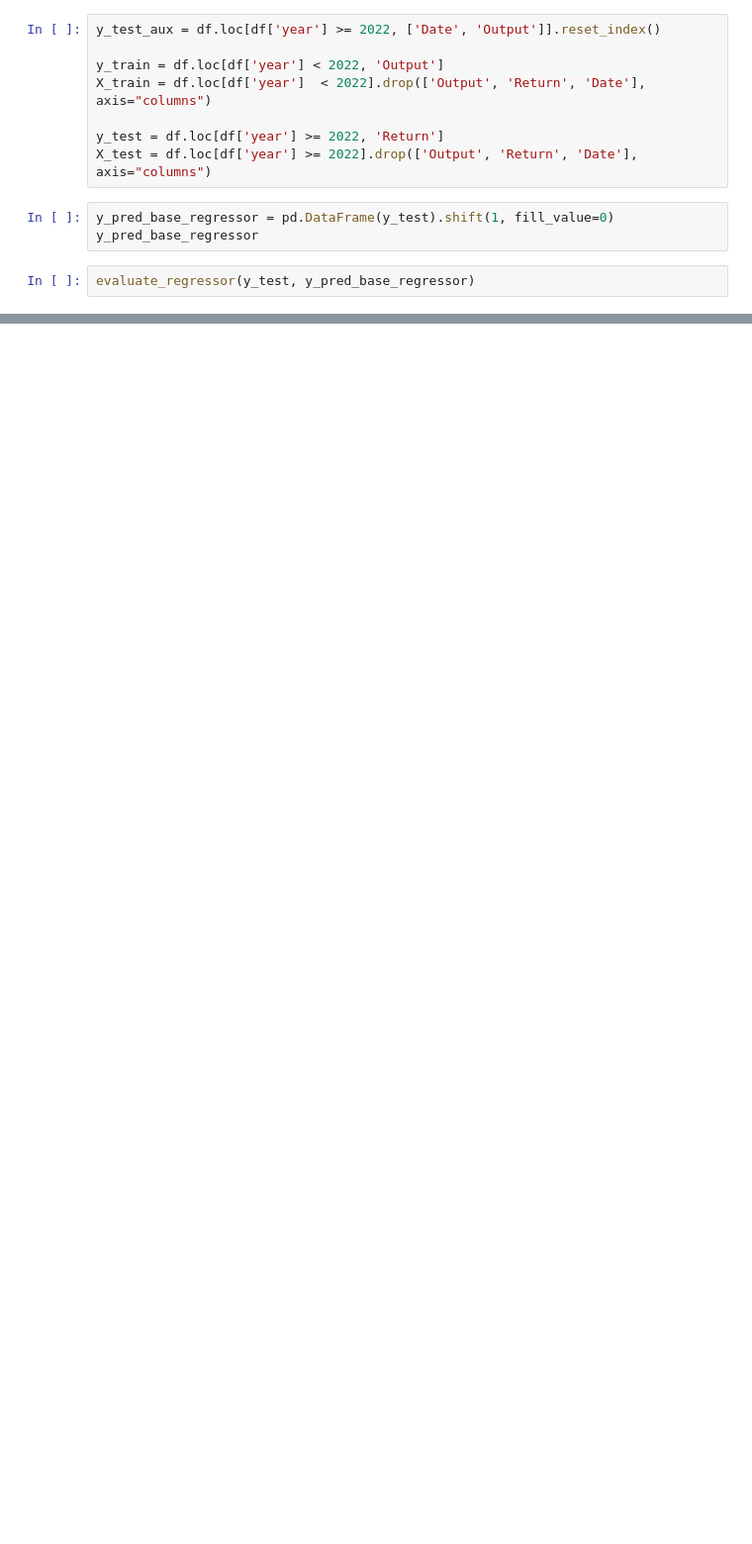
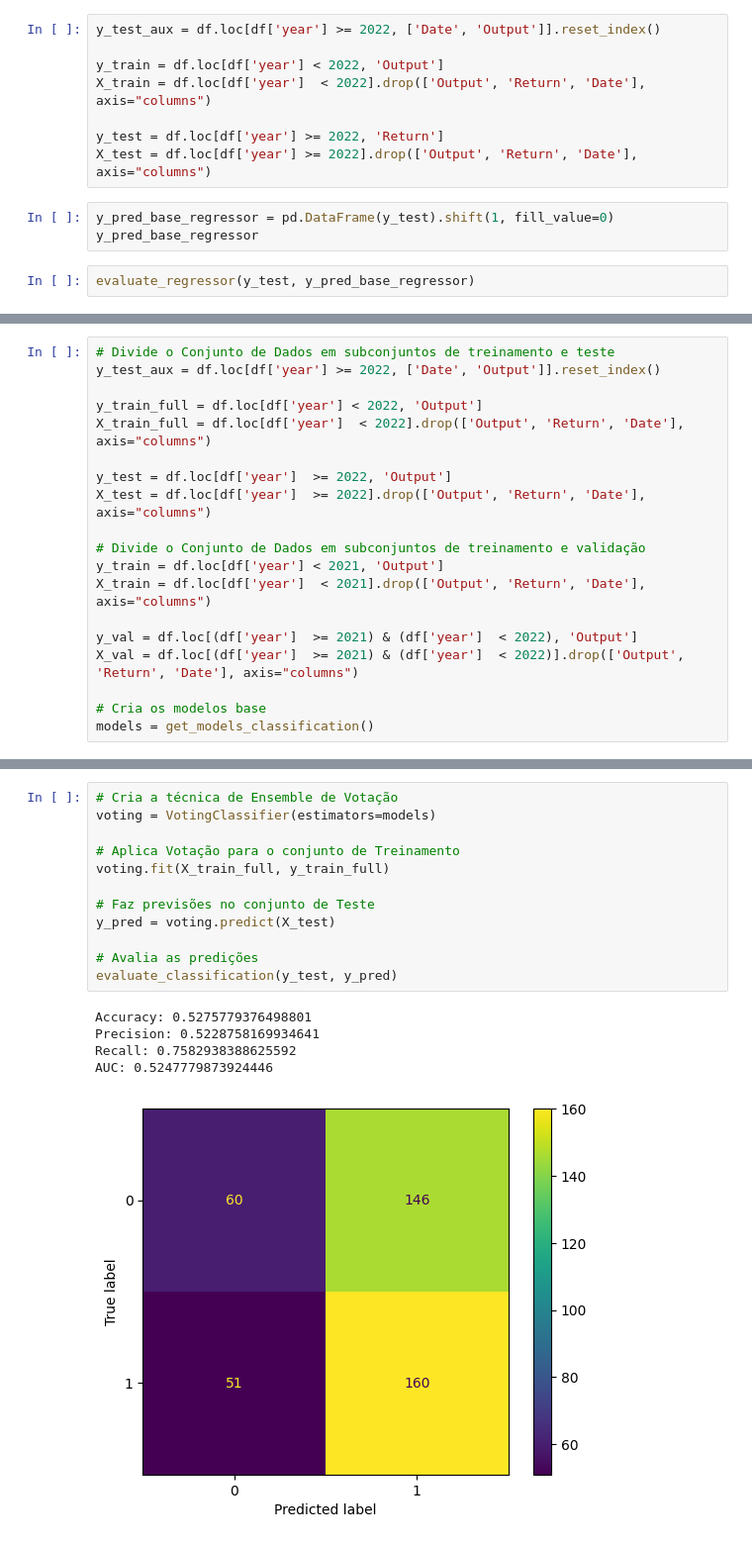
Before and after one commit to luanvenancio/finance-ai, a Jupyter notebook: modelo_de_aprendizado_financeiro.ipynb, the cells around one changed output, grey strips where cells are left out. Shown at 99% size. Drawn from its saved outputs; the diff is of its cells as text; blank space fills up the shorter version.

```diff
--- a/modelo_de_aprendizado_financeiro.ipynb
+++ b/modelo_de_aprendizado_financeiro.ipynb
@@ -361,0 +511,19 @@ evaluate_regressor(y_test, y_pred_base_regressor)
+# %%
+# Divide o Conjunto de Dados em subconjuntos de treinamento e teste
+y_test_aux = df.loc[df['year'] >= 2022, ['Date', 'Output']].reset_index()
+
+y_train_full = df.loc[df['year'] < 2022, 'Output']
+X_train_full = df.loc[df['year']  < 2022].drop(['Output', 'Return', 'Date'], axis="columns")
+
+y_test = df.loc[df['year']  >= 2022, 'Output']
+X_test = df.loc[df['year']  >= 2022].drop(['Output', 'Return', 'Date'], axis="columns")
+
+# Divide o Conjunto de Dados em subconjuntos de treinamento e validação
+y_train = df.loc[df['year'] < 2021, 'Output']
+X_train = df.loc[df['year']  < 2021].drop(['Output', 'Return', 'Date'], axis="columns")
+
+y_val = df.loc[(df['year']  >= 2021) & (df['year']  < 2022), 'Output']
+X_val = df.loc[(df['year']  >= 2021) & (df['year']  < 2022)].drop(['Output', 'Return', 'Date'], axis="columns")
+
+# Cria os modelos base
+models = get_models_classification()
@@ -361,0 +532,18 @@ evaluate_regressor(y_test, y_pred_base_regressor)
+# %%
+# Cria a técnica de Ensemble de Votação
+voting = VotingClassifier(estimators=models)
+
+# Aplica Votação para o conjunto de Treinamento
+voting.fit(X_train_full, y_train_full)
+
+# Faz previsões no conjunto de Teste
+y_pred = voting.predict(X_test)
+
+# Avalia as predições
+evaluate_classification(y_test, y_pred)
+# %% [output]
+Accuracy: 0.5275779376498801
+Precision: 0.5228758169934641
+Recall: 0.7582938388625592
+AUC: 0.5247779873924446
+[figure, added]
```
Also changed, not shown: parts of 53 cells of this notebook, 1 other file.
